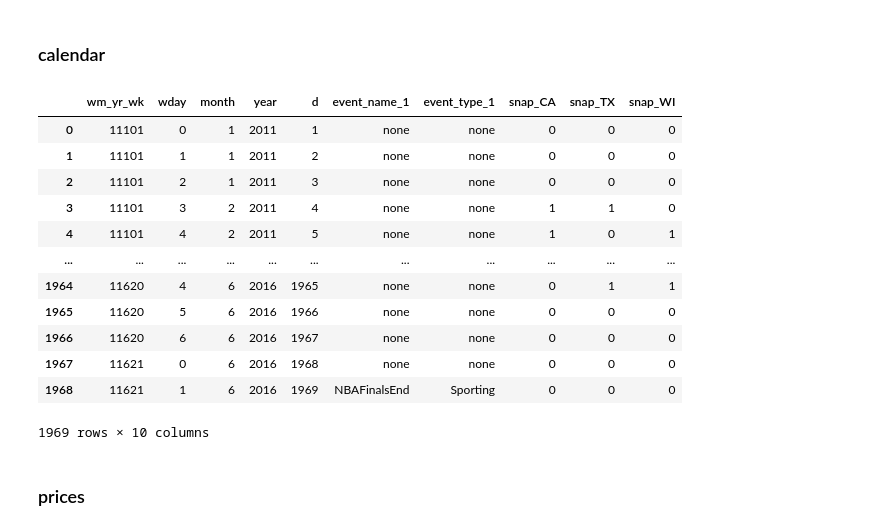
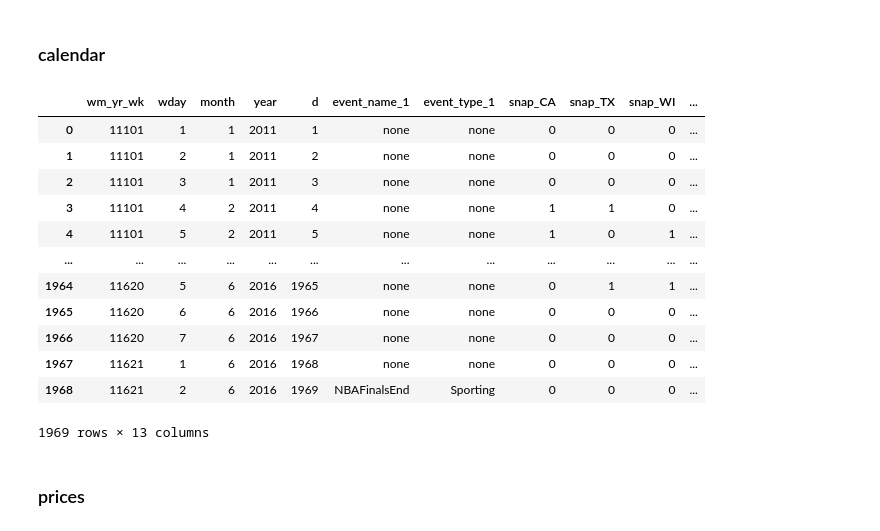
Before and after one commit to swedrf0112/M5, a Jupyter notebook: Melissa/CatBoost.ipynb, the cells around one changed output. Saved outputs shown, nothing was run; the diff lists cells and outputs as text; code cells hidden in the pictures.

```diff
--- a/Melissa/CatBoost.ipynb
+++ b/Melissa/CatBoost.ipynb
@@ -74,25 +83,27 @@ prices = pd.read_csv('m5-forecasting-accuracy/sell_prices.csv')
 # %% [markdown]
 ### calendar
 # %%
+#calendar = calendar.drop(columns = ['date', 'weekday', 'event_name_2', 'event_type_2'])
+calendar[['event_name_1', 'event_type_1']] = calendar[['event_name_1', 'event_type_1']].fillna('none')
+calendar['is_weekend'] = (calendar['wday'] == 6) | (calendar['wday'] == 7)
+calendar['is_month_start'] = calendar['date'].str[-2:] == '01'
+calendar['is_month_end'] = (calendar['date'].str[-2:] == '31') |(calendar['date'].str[-2:] == '30')
+calendar['d'] = calendar.d.str[2:].astype('int')
 calendar = calendar.drop(columns = ['date', 'weekday', 'event_name_2', 'event_type_2'])
-calendar[['event_name_1', 'event_type_1']] = calendar[['event_name_1', 'event_type_1']].fillna('none')
-#calendar[['event_name_1', 'event_type_1']] = OrdinalEncoder().fit_transform(calendar[['event_name_1', 'event_type_1']]).astype('int')
-calendar['wday'] = calendar['wday'] - 1
-calendar['d'] = calendar.d.str[2:].astype('int')
 calendar
 # %% [output]
-|  | wm_yr_wk | wday | month | year | d | event_name_1 | event_type_1 | snap_CA | snap_TX | snap_WI |
-| 0 | 11101 | 0 | 1 | 2011 | 1 | none | none | 0 | 0 | 0 |
-| 1 | 11101 | 1 | 1 | 2011 | 2 | none | none | 0 | 0 | 0 |
-| 2 | 11101 | 2 | 1 | 2011 | 3 | none | none | 0 | 0 | 0 |
-| 3 | 11101 | 3 | 2 | 2011 | 4 | none | none | 1 | 1 | 0 |
-| 4 | 11101 | 4 | 2 | 2011 | 5 | none | none | 1 | 0 | 1 |
-| ... | ... | ... | ... | ... | ... | ... | ... | ... | ... | ... |
-| 1964 | 11620 | 4 | 6 | 2016 | 1965 | none | none | 0 | 1 | 1 |
-| 1965 | 11620 | 5 | 6 | 2016 | 1966 | none | none | 0 | 0 | 0 |
-| 1966 | 11620 | 6 | 6 | 2016 | 1967 | none | none | 0 | 0 | 0 |
-| 1967 | 11621 | 0 | 6 | 2016 | 1968 | none | none | 0 | 0 | 0 |
-| 1968 | 11621 | 1 | 6 | 2016 | 1969 | NBAFinalsEnd | Sporting | 0 | 0 | 0 |
+|  | wm_yr_wk | wday | month | year | d | event_name_1 | event_type_1 | snap_CA | snap_TX | snap_WI | ... |
+| 0 | 11101 | 1 | 1 | 2011 | 1 | none | none | 0 | 0 | 0 | ... |
+| 1 | 11101 | 2 | 1 | 2011 | 2 | none | none | 0 | 0 | 0 | ... |
+| 2 | 11101 | 3 | 1 | 2011 | 3 | none | none | 0 | 0 | 0 | ... |
+| 3 | 11101 | 4 | 2 | 2011 | 4 | none | none | 1 | 1 | 0 | ... |
+| 4 | 11101 | 5 | 2 | 2011 | 5 | none | none | 1 | 0 | 1 | ... |
+| ... | ... | ... | ... | ... | ... | ... | ... | ... | ... | ... | ... |
+| 1964 | 11620 | 5 | 6 | 2016 | 1965 | none | none | 0 | 1 | 1 | ... |
+| 1965 | 11620 | 6 | 6 | 2016 | 1966 | none | none | 0 | 0 | 0 | ... |
+| 1966 | 11620 | 7 | 6 | 2016 | 1967 | none | none | 0 | 0 | 0 | ... |
+| 1967 | 11621 | 1 | 6 | 2016 | 1968 | none | none | 0 | 0 | 0 | ... |
+| 1968 | 11621 | 2 | 6 | 2016 | 1969 | NBAFinalsEnd | Sporting | 0 | 0 | 0 | ... |
-1969 rows × 10 columns
+1969 rows × 13 columns
 # %% [markdown]
 ### prices
```
Also changed, not shown: parts of 37 cells of this notebook.
